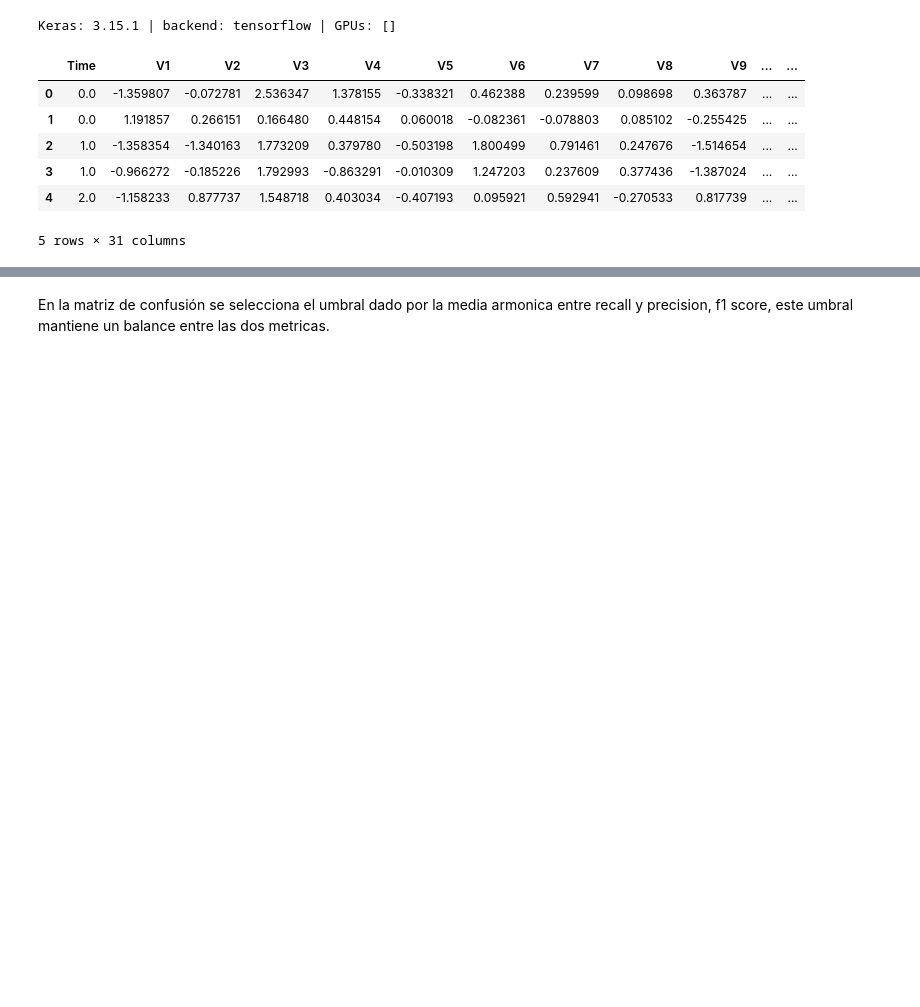
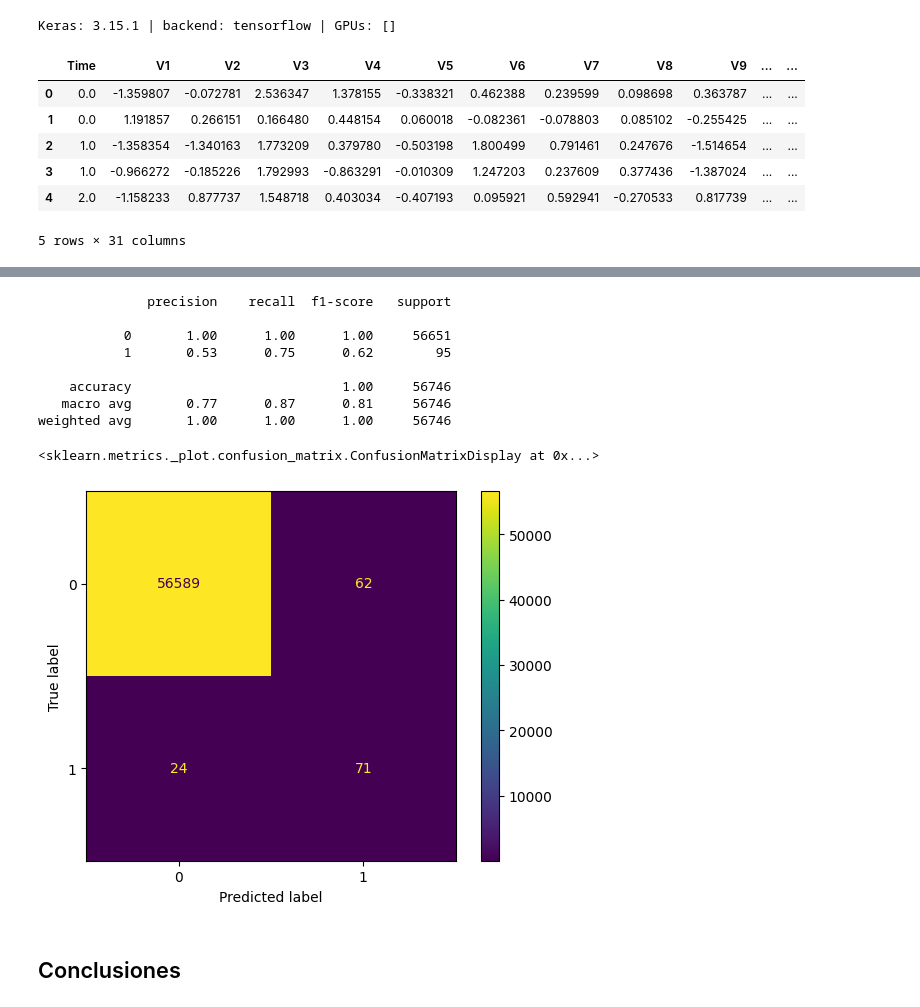
Before and after one commit to jmanuelc87/bourbaki-track-ciencia-datos, a Jupyter notebook: 03-deep-learning/notebooks/reto-05-fraud-detection.ipynb, the cells around one changed output, grey strips where cells are left out. Saved outputs shown, nothing was run; the diff lists cells and outputs as text; code cells hidden in the pictures; blank space fills up the shorter version.

```diff
--- a/03-deep-learning/notebooks/reto-05-fraud-detection.ipynb
+++ b/03-deep-learning/notebooks/reto-05-fraud-detection.ipynb
@@ -381,0 +544,3 @@ print(f"  F1-score:  {f1_scores[f1_idx]:.4f}")
+# %%
+X_test_pred = best_model.predict(X_test)
+reconstruction_error = np.mean(np.pow(X_test_pred - X_test, 2), axis=1)
@@ -403,2 +581,18 @@ ConfusionMatrixDisplay(ma).plot()
-# %% [markdown]
-En la matriz de confusión se selecciona el umbral dado por la media armonica entre recall y precision, f1 score, este umbral mantiene un balance entre las dos metricas.
+# %%
+y_pred = (reconstruction_error > optimal_fbeta_threshold).astype(int)
+print(classification_report(y_test, y_pred))
+ma = confusion_matrix(y_test, y_pred)
+ConfusionMatrixDisplay(ma).plot()
+# %% [output]
+              precision    recall  f1-score   support
+
+           0       1.00      1.00      1.00     56651
+           1       0.53      0.75      0.62        95
+
+    accuracy                           1.00     56746
+   macro avg       0.77      0.87      0.81     56746
+weighted avg       1.00      1.00      1.00     56746
+<sklearn.metrics._plot.confusion_matrix.ConfusionMatrixDisplay at 0x...>
+[figure, added]
+# %% [markdown]
+## Conclusiones
```
Also changed, not shown: parts of 33 cells of this notebook.
